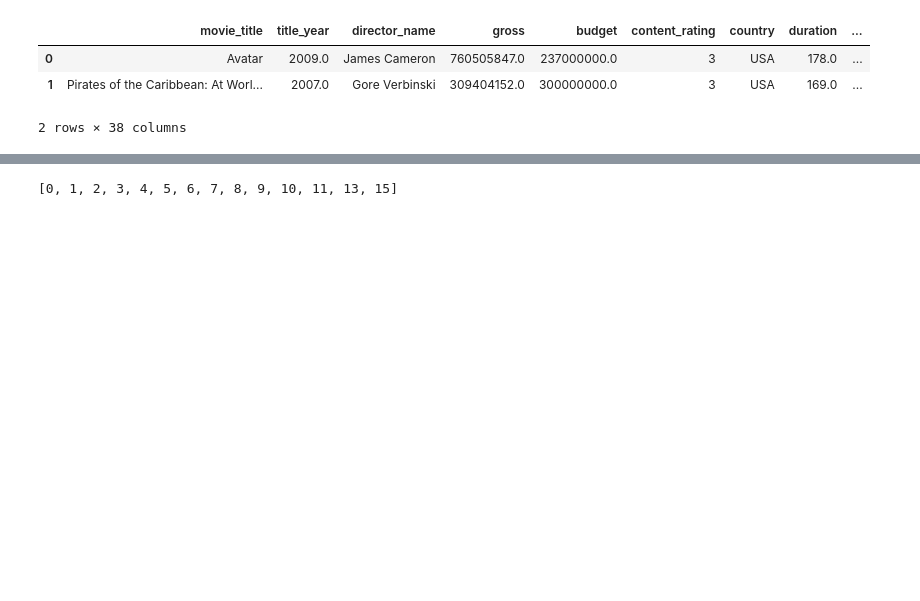
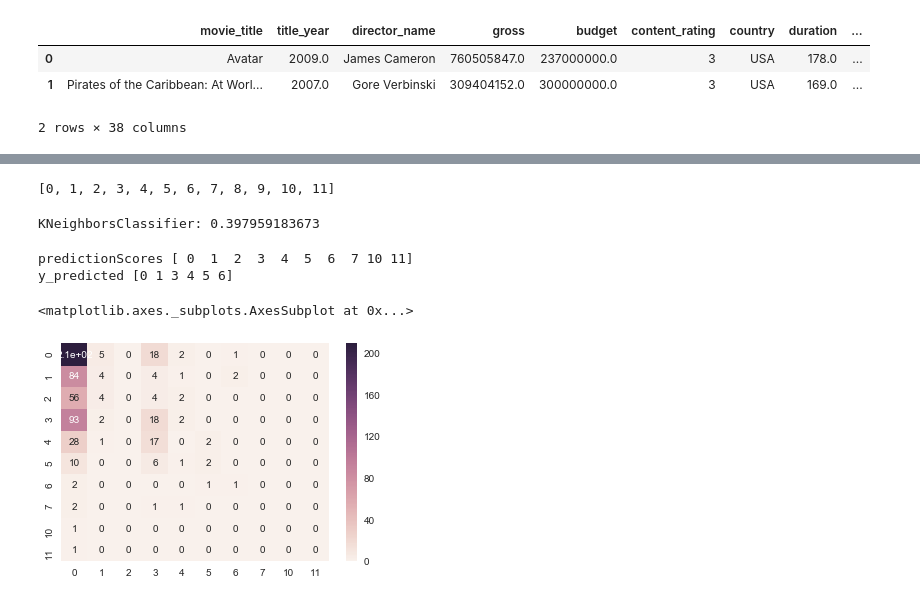
Before and after one commit to tailless/pyfun, a Jupyter notebook: Making predictions.ipynb, the cells around one changed output, grey strips where cells are left out. Drawn from its saved outputs; the diff is of its cells as text; code cells hidden in the pictures; blank space fills up the shorter version.

```diff
--- a/Making predictions.ipynb
+++ b/Making predictions.ipynb
@@ -9,3 +9,15 @@ imdb.head(2)
 | 0 | Avatar | 2009.0 | James Cameron | 760505847.0 | 237000000.0 | 3 | USA | 178.0 | ... |
 | 1 | Pirates of the Caribbean: At Worl... | 2007.0 | Gore Verbinski | 309404152.0 | 300000000.0 | 3 | USA | 169.0 | ... |
 2 rows × 38 columns
+# %%
+budg = imdb.loc[:,'adj_budget']
+gross = imdb.loc[:,'dir_adj_av_gross']
+duration = imdb.loc[:,'duration']
+
+budg_norm = (budg-budg.min())/(budg.max()-budg.min())
+gross_norm = (gross-gross.min())/(gross.max()-gross.min())
+dur_norm = (duration-duration.min())/(duration.max()-duration.min())
+
+imdb['adj_budget']=budg_norm
+imdb['dir_adj_av_gross']=gross_norm
+imdb['duration']=dur_norm
@@ -16,7 +35,7 @@ le.fit(imdb.ROI_band.unique())
 
 list(le.classes_)
 # %% [output]
-[0, 1, 2, 3, 4, 5, 6, 7, 8, 9, 10, 11, 13, 15]
+[0, 1, 2, 3, 4, 5, 6, 7, 8, 9, 10, 11]
 # %%
 #testing a range of classifiers..
 from sklearn                        import metrics, svm
@@ -30,10 +49,45 @@ from sklearn.svm                    import SVC
 from sklearn.ensemble import RandomForestClassifier
 # %%
 #Using content rating & adjusted budget, duration, dir_adj_av_gross and genres to predict gross earnings
-#X = imdb.loc[:, ['content_rating','adj_budget','duration','dir_adj_av_gross']].values
-X = imdb.loc[:, ['content_rating','adj_budget','duration','dir_adj_av_gross','Action', 'Adventure', 'Animation', 'Biography', 'Comedy', 'Crime','Documentary', 'Drama', 'Family', 'Fantasy', 'History', 'Horror','Music', 'Musical', 'Mystery', 'Romance', 'Sci-Fi', 'Sport','Thriller', 'War', 'Western']]
-y = imdb.loc[:, 'profit'].values
+X = imdb.loc[:, ['content_rating','adj_budget','duration','dir_adj_av_gross']]
+#X = imdb.loc[:, ['content_rating','adj_budget','duration','dir_adj_av_gross','Action', 'Adventure', 'Animation', 'Biography', 'Comedy', 'Crime','Documentary', 'Drama', 'Family', 'Fantasy', 'History', 'Horror','Music', 'Musical', 'Mystery', 'Romance', 'Sci-Fi', 'Sport','Thriller', 'War', 'Western']]
+y = imdb.loc[:, 'ROI_band'].values
 
 #splitting the data
 from sklearn.model_selection import train_test_split
 X_train, X_test, y_train, y_test = train_test_split(X, y, test_size=0.2, random_state=8)
+# %%
+#make predictions
+trainingData    = X_train
+trainingScores  = y_train
+predictionData  = X_test
+predictionScores = y_test
+
+clf = KNeighborsClassifier(n_neighbors=30, algorithm='auto', metric='minkowski', p=2, weights='uniform')
+clf.fit(trainingData, trainingScores)
+print("KNeighborsClassifier:", clf.score(predictionData, predictionScores))
+# %% [output]
+KNeighborsClassifier: 0.397959183673
+# %%
+%matplotlib inline
+from sklearn.metrics import confusion_matrix
+import seaborn as sn
+import numpy as np
+
+y_predicted = clf.predict(predictionData)
+y_predicted.shape
+
+print('predictionScores',  np.unique(predictionScores))
+print('y_predicted', np.unique(y_predicted))
+# %% [output]
+predictionScores [ 0  1  2  3  4  5  6  7 10 11]
+y_predicted [0 1 3 4 5 6]
+# %%
+cm_array = confusion_matrix(predictionScores, y_predicted)
+
+df_cm = pd.DataFrame(cm_array, index=[i for i in np.unique(predictionScores)], columns=[i for i in np.unique(predictionScores)])
+
+sn.heatmap(df_cm, annot=True)
+# %% [output]
+<matplotlib.axes._subplots.AxesSubplot at 0x...>
+[figure, added]
```
Also changed, not shown: parts of 8 cells of this notebook, 6 other files.
